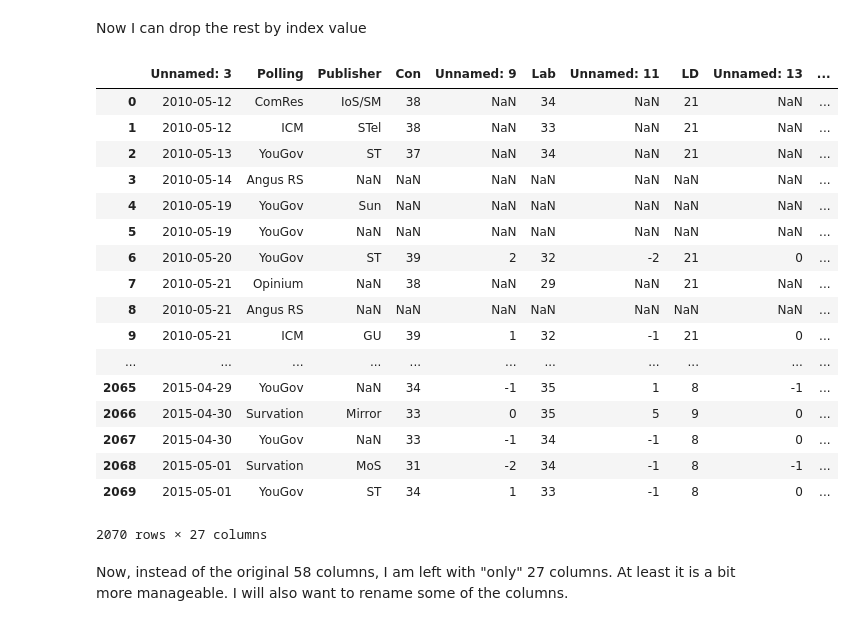
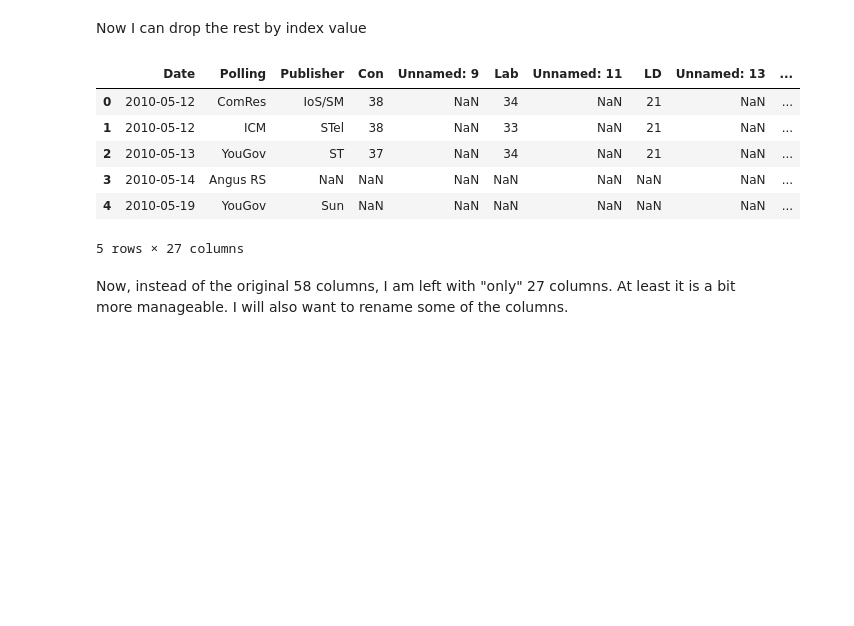
Before and after one commit to maclamont/UKElections, a Jupyter notebook: PollingData.ipynb, the cells around one changed output. Cells and saved outputs as stored; diff of their text form; code cells hidden in the pictures; blank space fills up the shorter version.

Commit message:
Added a bit more to the polling data analysis

```diff
--- a/PollingData.ipynb
+++ b/PollingData.ipynb
@@ -174,26 +174,15 @@ Now I can drop the rest by index value
 # %%
 df_2010_2015.drop(df_2010_2015.columns[[0,1,2,4,5,18,19,23,24,27,30,36]], axis=1, inplace=True)
 # %%
-df_2010_2015
+df_2010_2015.head()
 # %% [output]
-|  | Unnamed: 3 | Polling | Publisher | Con | Unnamed: 9 | Lab | Unnamed: 11 | LD | Unnamed: 13 | ... |
+|  | Date | Polling | Publisher | Con | Unnamed: 9 | Lab | Unnamed: 11 | LD | Unnamed: 13 | ... |
 | 0 | 2010-05-12 | ComRes | IoS/SM | 38 | NaN | 34 | NaN | 21 | NaN | ... |
 | 1 | 2010-05-12 | ICM | STel | 38 | NaN | 33 | NaN | 21 | NaN | ... |
 | 2 | 2010-05-13 | YouGov | ST | 37 | NaN | 34 | NaN | 21 | NaN | ... |
 | 3 | 2010-05-14 | Angus RS | NaN | NaN | NaN | NaN | NaN | NaN | NaN | ... |
 | 4 | 2010-05-19 | YouGov | Sun | NaN | NaN | NaN | NaN | NaN | NaN | ... |
-| 5 | 2010-05-19 | YouGov | NaN | NaN | NaN | NaN | NaN | NaN | NaN | ... |
-| 6 | 2010-05-20 | YouGov | ST | 39 | 2 | 32 | -2 | 21 | 0 | ... |
-| 7 | 2010-05-21 | Opinium | NaN | 38 | NaN | 29 | NaN | 21 | NaN | ... |
-| 8 | 2010-05-21 | Angus RS | NaN | NaN | NaN | NaN | NaN | NaN | NaN | ... |
-| 9 | 2010-05-21 | ICM | GU | 39 | 1 | 32 | -1 | 21 | 0 | ... |
-| ... | ... | ... | ... | ... | ... | ... | ... | ... | ... | ... |
-| 2065 | 2015-04-29 | YouGov | NaN | 34 | -1 | 35 | 1 | 8 | -1 | ... |
-| 2066 | 2015-04-30 | Survation | Mirror | 33 | 0 | 35 | 5 | 9 | 0 | ... |
-| 2067 | 2015-04-30 | YouGov | NaN | 33 | -1 | 34 | -1 | 8 | 0 | ... |
-| 2068 | 2015-05-01 | Survation | MoS | 31 | -2 | 34 | -1 | 8 | -1 | ... |
-| 2069 | 2015-05-01 | YouGov | ST | 34 | 1 | 33 | -1 | 8 | 0 | ... |
-2070 rows × 27 columns
+5 rows × 27 columns
 # %% [markdown]
 Now, instead of the original 58 columns, I am left with "only" 27 columns.  At least it is a bit more manageable.  I will also want to rename some of the columns.
 # %%
```
Also changed, not shown: parts of 8 cells of this notebook.
